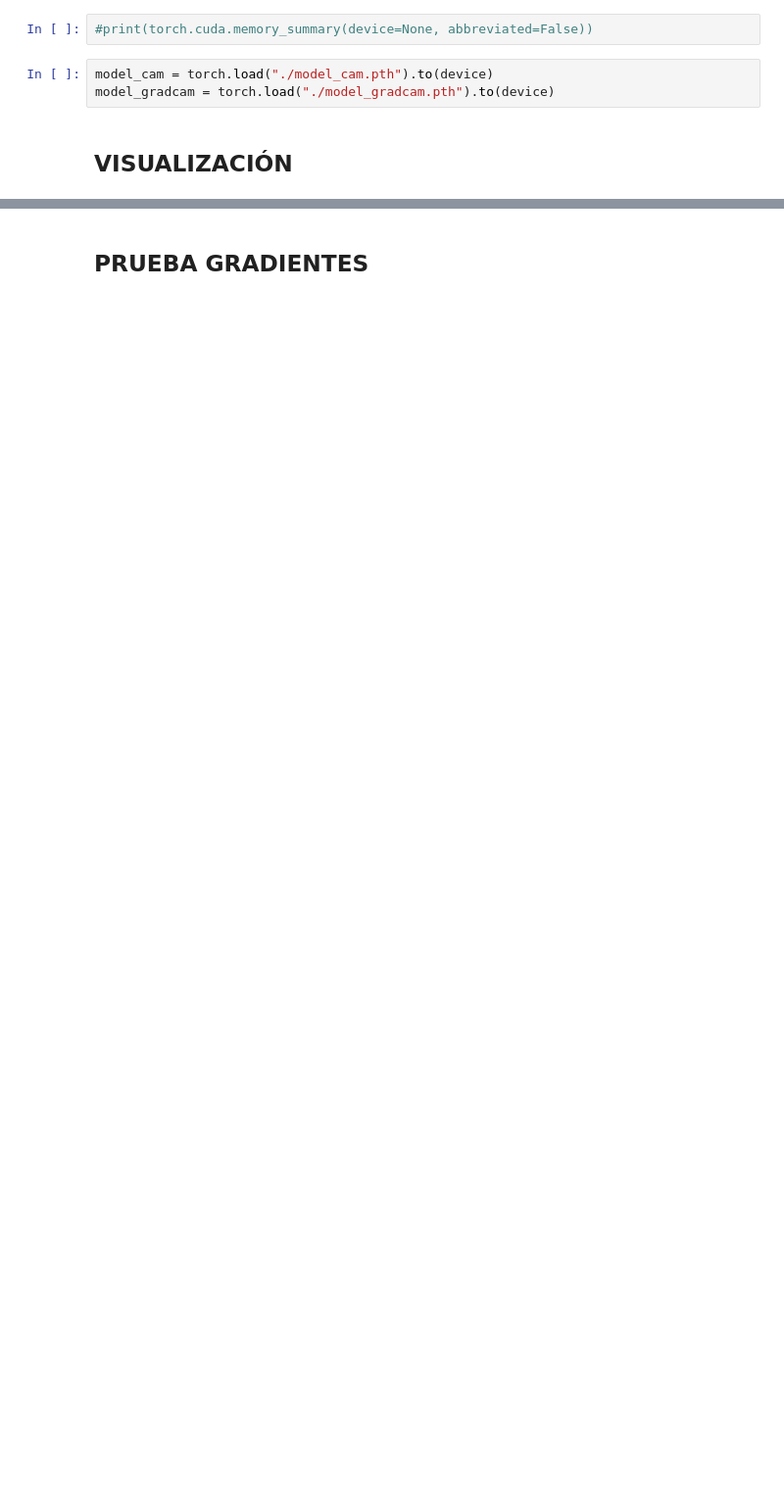
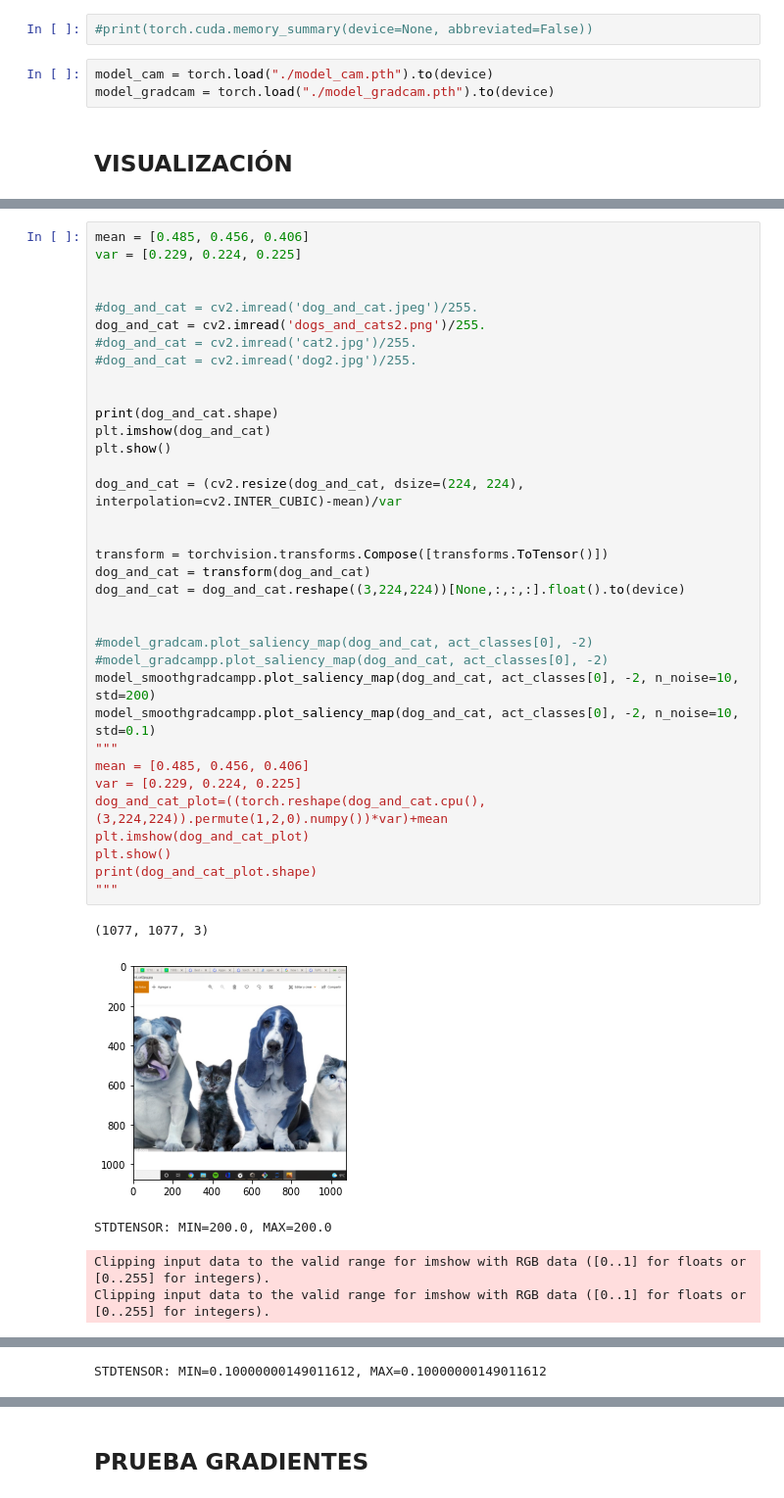
Before and after one commit to pedrogallegolpz/TFG, a Jupyter notebook: pruebas/CAM_Prueba.ipynb, the cells around one changed output, grey strips where cells are left out. Shown at 98% size. Cells and saved outputs as stored; diff of their text form; blank space fills up the shorter version.

```diff
--- a/pruebas/CAM_Prueba.ipynb
+++ b/pruebas/CAM_Prueba.ipynb
@@ -881,0 +1074,41 @@ Gradients++: (-0.06423432379961014, 0.06529349088668823)
+# %%
+mean = [0.485, 0.456, 0.406]
+var = [0.229, 0.224, 0.225]
+
+
+#dog_and_cat = cv2.imread('dog_and_cat.jpeg')/255.
+dog_and_cat = cv2.imread('dogs_and_cats2.png')/255.
+#dog_and_cat = cv2.imread('cat2.jpg')/255.
+#dog_and_cat = cv2.imread('dog2.jpg')/255.
+
+
+print(dog_and_cat.shape)
+plt.imshow(dog_and_cat)
+plt.show()
+
+dog_and_cat = (cv2.resize(dog_and_cat, dsize=(224, 224), interpolation=cv2.INTER_CUBIC)-mean)/var
+
+
+transform = torchvision.transforms.Compose([transforms.ToTensor()])
+dog_and_cat = transform(dog_and_cat)
+dog_and_cat = dog_and_cat.reshape((3,224,224))[None,:,:,:].float().to(device)
+
+
+#model_gradcam.plot_saliency_map(dog_and_cat, act_classes[0], -2)
+#model_gradcampp.plot_saliency_map(dog_and_cat, act_classes[0], -2)
+model_smoothgradcampp.plot_saliency_map(dog_and_cat, act_classes[0], -2, n_noise=10, std=200)
+model_smoothgradcampp.plot_saliency_map(dog_and_cat, act_classes[0], -2, n_noise=10, std=0.1)
+"""
+mean = [0.485, 0.456, 0.406]
+var = [0.229, 0.224, 0.225]
+dog_and_cat_plot=((torch.reshape(dog_and_cat.cpu(), (3,224,224)).permute(1,2,0).numpy())*var)+mean
+plt.imshow(dog_and_cat_plot)
+plt.show()
+print(dog_and_cat_plot.shape)
+"""
+# %% [output]
+(1077, 1077, 3)
+[figure, added]
+STDTENSOR: MIN=200.0, MAX=200.0
+Clipping input data to the valid range for imshow with RGB data ([0..1] for floats or [0..255] for integers).
+Clipping input data to the valid range for imshow with RGB data ([0..1] for floats or [0..255] for integers).
@@ -881,0 +1130 @@ Gradients++: (-0.06423432379961014, 0.06529349088668823)
+STDTENSOR: MIN=0.10000000149011612, MAX=0.10000000149011612
```
Also changed, not shown: parts of 6 cells of this notebook.
